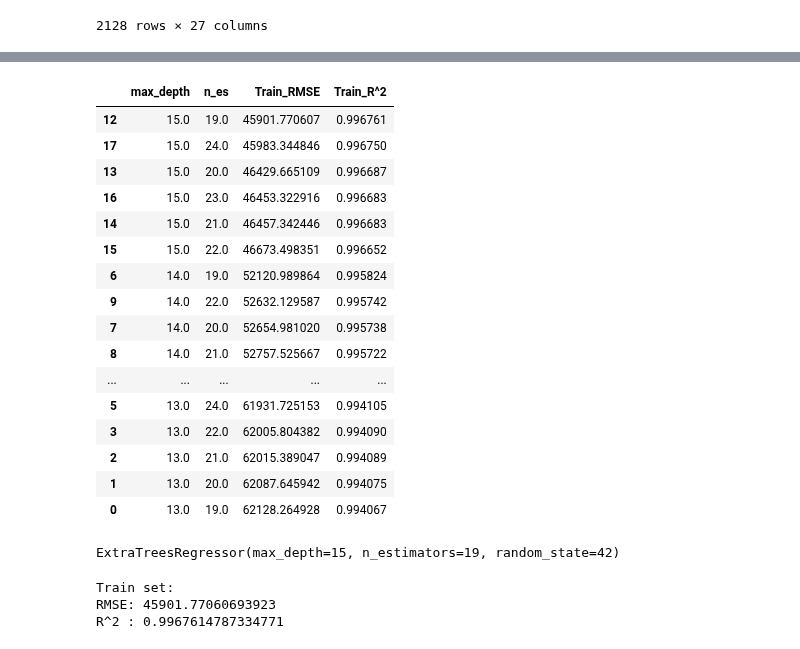
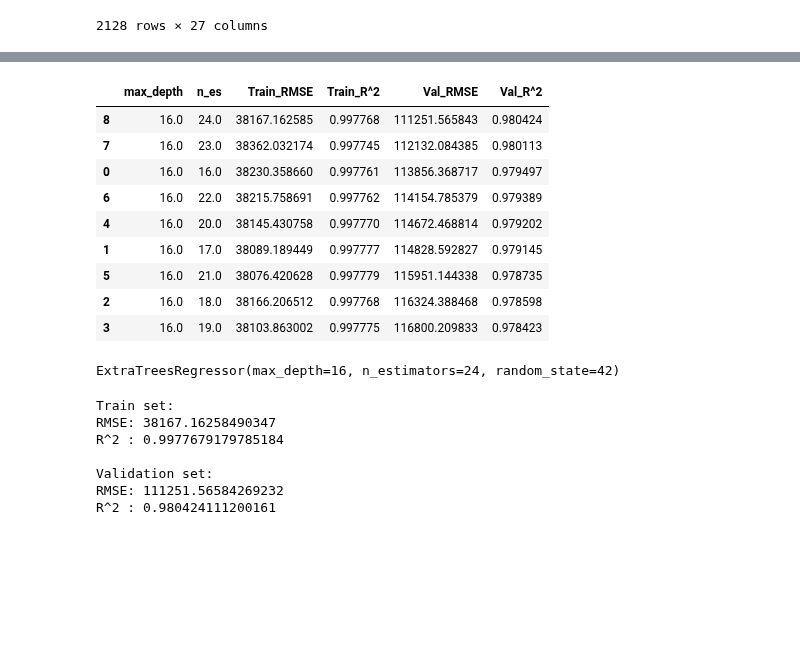
Before and after one commit to khoa2181/DataPreparation, a Jupyter notebook: Tran Minh Khoa_Final Data Preparation.ipynb, the cells around one changed output, grey strips where cells are left out. Cells and saved outputs as stored; diff of their text form; code cells hidden in the pictures; blank space fills up the shorter version.

```diff
--- a/Tran Minh Khoa_Final Data Preparation.ipynb
+++ b/Tran Minh Khoa_Final Data Preparation.ipynb
@@ -70,3 +64,8 @@ for i in [train, test]:
+# %%
+for i in [train, test]:
+    for j in ['n_mileage', 'n_engine', 'n_max_power', 'torque_nm', 'seats']:
+        for k in i[i[j].isna()].index:
+            i.at[k, j] = train[train.brand == i.loc[k].brand][j].mean()
 # %%
 for i in [train, test]:
     i.fillna(i.mean(),inplace=True)
@@ -219,7 +173,7 @@ test
 | 2127 | 2128 | Maruti Swift VXI | 2012 | 24300 | Petrol | Dealer | Manual | First Owner | 21.21 kmpl | 1197 CC | ... |
 2128 rows × 27 columns
 # %%
-x = train.drop(['name','fuel','selling_price','seller_type','transmission','owner','mileage','engine','max_power','torque','brand','brand_extend','n_owner','brand_price'], axis=1)
+x = train.drop(['name','fuel','selling_price','seller_type','transmission','owner','mileage','engine','max_power','torque','brand','brand_extend','n_mileage'], axis=1)
 y = train['selling_price']
 # %%
 x
@@ -258,3 +212,6 @@ x_test
+# %%
+from sklearn.model_selection import train_test_split
+x_train,x_val,y_train,y_val= train_test_split(x,y,test_size=0.1,random_state=42)
 # %%
 from sklearn.ensemble import RandomForestRegressor
 from sklearn.ensemble import ExtraTreesRegressor
@@ -262,42 +219,38 @@ from sklearn.ensemble import GradientBoostingRegressor
 import xgboost as xgb
 from sklearn import metrics
 # %%
-result3 = pd.DataFrame(columns=['max_depth','n_es', 'Train_RMSE', 'Train_R^2'])
+result3 = pd.DataFrame(columns=['max_depth','n_es', 'Train_RMSE', 'Train_R^2', 'Val_RMSE', 'Val_R^2'])
 
-for i in range(13,16):
-    for j in range(19,25):
+for i in range(16,17):
+    for j in range(16,25):
         extra_tree = ExtraTreesRegressor(random_state=42, max_depth=i, n_estimators=j)
-        extra_tree.fit(x,y)
+        extra_tree.fit(x_train,y_train)
 
-        train_pred = extra_tree.predict(x)
+        train_pred = extra_tree.predict(x_train)
+        val_pred = extra_tree.predict(x_val)
 
-        train_rmse = np.sqrt(metrics.mean_squared_error(y, train_pred))
-        train_r2 = metrics.r2_score(y, train_pred)
+        train_rmse = np.sqrt(metrics.mean_squared_error(y_train, train_pred))
+        train_r2 = metrics.r2_score(y_train, train_pred)
+        val_rmse = np.sqrt(metrics.mean_squared_error(y_val, val_pred))
+        val_r2 = metrics.r2_score(y_val, val_pred)
 
-        result3 = result3.append(pd.Series({'max_depth': i,'n_es': j, 'Train_RMSE':train_rmse, 'Train_R^2':train_r2}), ignore_index=True)
+        result3 = result3.append(pd.Series({'max_depth': i,'n_es': j, 'Train_RMSE':train_rmse, 'Train_R^2':train_r2, 'Val_RMSE':val_rmse, 'Val_R^2':val_r2}), ignore_index=True)
 
-result3.sort_values(by='Train_RMSE')
+result3.sort_values(by='Val_RMSE')
 # %% [output]
-|  | max_depth | n_es | Train_RMSE | Train_R^2 |
-| 12 | 15.0 | 19.0 | 45901.770607 | 0.996761 |
-| 17 | 15.0 | 24.0 | 45983.344846 | 0.996750 |
-| 13 | 15.0 | 20.0 | 46429.665109 | 0.996687 |
-| 16 | 15.0 | 23.0 | 46453.322916 | 0.996683 |
-| 14 | 15.0 | 21.0 | 46457.342446 | 0.996683 |
-| 15 | 15.0 | 22.0 | 46673.498351 | 0.996652 |
-| 6 | 14.0 | 19.0 | 52120.989864 | 0.995824 |
-| 9 | 14.0 | 22.0 | 52632.129587 | 0.995742 |
-| 7 | 14.0 | 20.0 | 52654.981020 | 0.995738 |
-| 8 | 14.0 | 21.0 | 52757.525667 | 0.995722 |
-| ... | ... | ... | ... | ... |
-| 5 | 13.0 | 24.0 | 61931.725153 | 0.994105 |
-| 3 | 13.0 | 22.0 | 62005.804382 | 0.994090 |
-| 2 | 13.0 | 21.0 | 62015.389047 | 0.994089 |
-| 1 | 13.0 | 20.0 | 62087.645942 | 0.994075 |
-| 0 | 13.0 | 19.0 | 62128.264928 | 0.994067 |
+|  | max_depth | n_es | Train_RMSE | Train_R^2 | Val_RMSE | Val_R^2 |
+| 8 | 16.0 | 24.0 | 38167.162585 | 0.997768 | 111251.565843 | 0.980424 |
+| 7 | 16.0 | 23.0 | 38362.032174 | 0.997745 | 112132.084385 | 0.980113 |
+| 0 | 16.0 | 16.0 | 38230.358660 | 0.997761 | 113856.368717 | 0.979497 |
+| 6 | 16.0 | 22.0 | 38215.758691 | 0.997762 | 114154.785379 | 0.979389 |
+| 4 | 16.0 | 20.0 | 38145.430758 | 0.997770 | 114672.468814 | 0.979202 |
+| 1 | 16.0 | 17.0 | 38089.189449 | 0.997777 | 114828.592827 | 0.979145 |
+| 5 | 16.0 | 21.0 | 38076.420628 | 0.997779 | 115951.144338 | 0.978735 |
+| 2 | 16.0 | 18.0 | 38166.206512 | 0.997768 | 116324.388468 | 0.978598 |
+| 3 | 16.0 | 19.0 | 38103.863002 | 0.997775 | 116800.209833 | 0.978423 |
 # %%
-extra_tree = ExtraTreesRegressor(random_state=42, max_depth=15, n_estimators=19)
-extra_tree.fit(x,y)
+extra_tree = ExtraTreesRegressor(random_state=42, max_depth=16, n_estimators=24)
+extra_tree.fit(x_train,y_train)
 # %% [output]
-ExtraTreesRegressor(max_depth=15, n_estimators=19, random_state=42)
+ExtraTreesRegressor(max_depth=16, n_estimators=24, random_state=42)
 # %%
@@ -305,11 +259,19 @@ train_pred = extra_tree.predict(x)
 # %%
 print('Train set:')
-print('RMSE:', np.sqrt(metrics.mean_squared_error(y, train_pred)))
-print('R^2 :', metrics.r2_score(y, train_pred))
+print('RMSE:', np.sqrt(metrics.mean_squared_error(y_train, train_pred)))
+print('R^2 :', metrics.r2_score(y_train, train_pred))
+print('')
+print('Validation set:')
+print('RMSE:', np.sqrt(metrics.mean_squared_error(y_val, val_pred)))
+print('R^2 :', metrics.r2_score(y_val, val_pred))
 # %% [output]
 Train set:
-RMSE: 45901.77060693923
-R^2 : 0.9967614787334771
+RMSE: 38167.16258490347
+R^2 : 0.9977679179785184
+
+Validation set:
+RMSE: 111251.56584269232
+R^2 : 0.980424111200161
 # %%
 test_pred = extra_tree.predict(x_test)
 # %%
```
Also changed, not shown: parts of 12 cells of this notebook.
